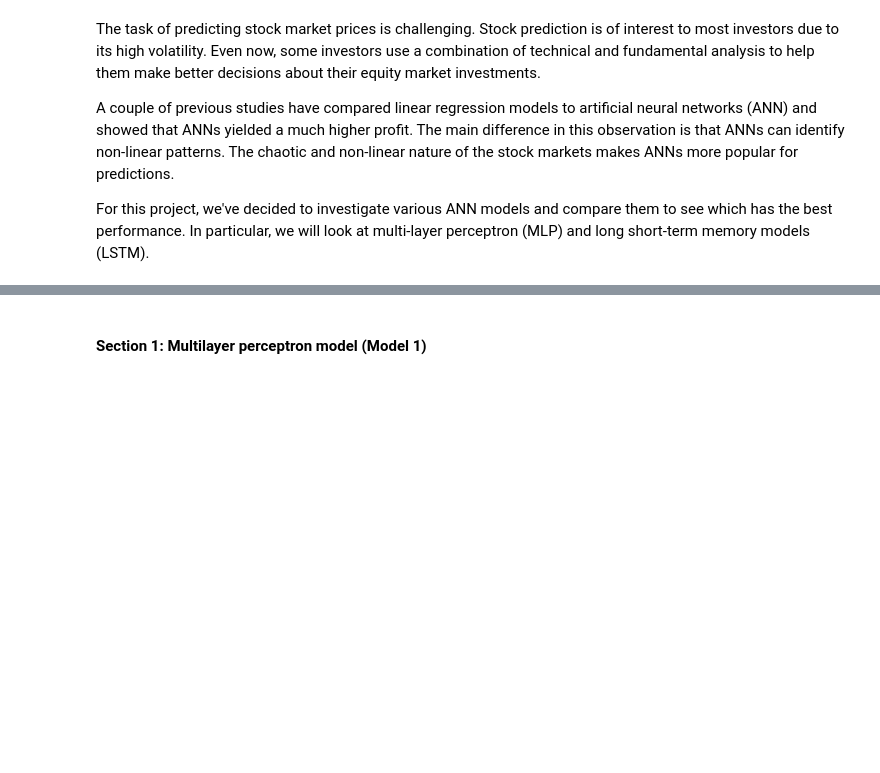
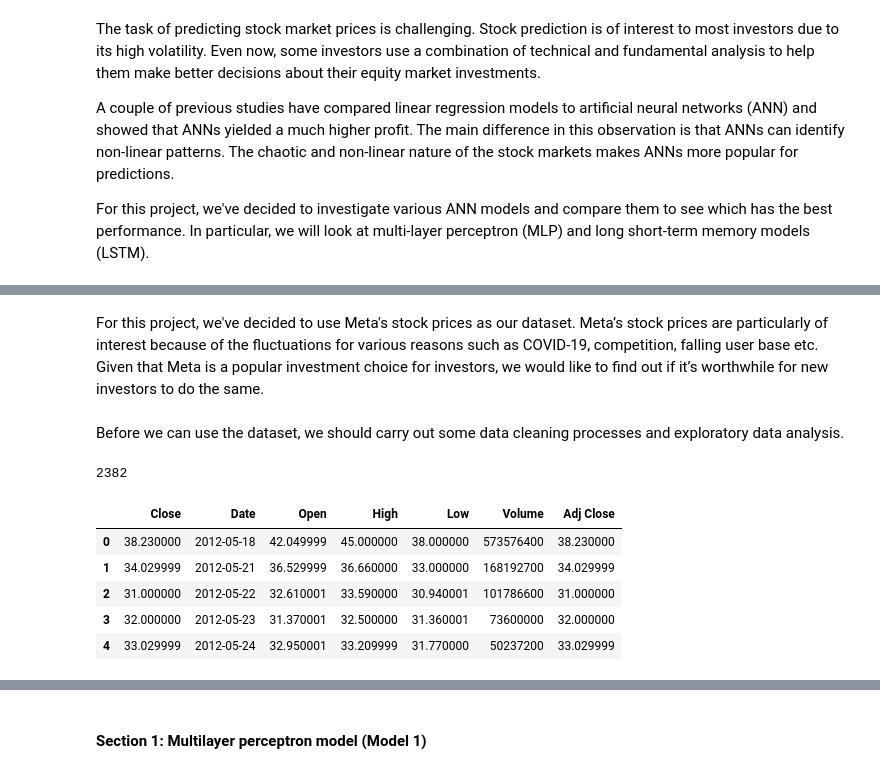
Before and after one commit to rachelsohzc/Simple-stock-prediction-with-ANN, a Jupyter notebook: Report.ipynb, the cells around one changed output, grey strips where cells are left out. Cells and saved outputs as stored; diff of their text form; code cells hidden in the pictures; blank space fills up the shorter version.

```diff
--- a/Report.ipynb
+++ b/Report.ipynb
@@ -12,0 +13,4 @@ For this project, we've decided to investigate various ANN models and compare th
+# %% [markdown]
+For this project, we've decided to use Meta's stock prices as our dataset. Meta’s stock prices are particularly of interest because of the fluctuations for various reasons such as COVID-19, competition, falling user base etc. Given that Meta is a popular investment choice for investors, we would like to find out if it’s worthwhile for new investors to do the same.
+# %% [markdown]
+Before we can use the dataset, we should carry out some data cleaning processes and exploratory data analysis.
@@ -12,0 +21,8 @@ For this project, we've decided to investigate various ANN models and compare th
+# %%
+url = 'FB.csv'
+meta = pd.read_csv(url)
+meta = meta.dropna(how='any',axis=0) #If there is missing data
+meta['Date'].apply(pd.to_datetime) #For ease of adjusting dates later on
+len(meta.index)
+# %% [output]
+2382
@@ -12,0 +31,10 @@ For this project, we've decided to investigate various ANN models and compare th
+# %%
+meta = meta.sort_values('Date')
+meta.head()
+# %% [output]
+|  | Close | Date | Open | High | Low | Volume | Adj Close |
+| 0 | 38.230000 | 2012-05-18 | 42.049999 | 45.000000 | 38.000000 | 573576400 | 38.230000 |
+| 1 | 34.029999 | 2012-05-21 | 36.529999 | 36.660000 | 33.000000 | 168192700 | 34.029999 |
+| 2 | 31.000000 | 2012-05-22 | 32.610001 | 33.590000 | 30.940001 | 101786600 | 31.000000 |
+| 3 | 32.000000 | 2012-05-23 | 31.370001 | 32.500000 | 31.360001 | 73600000 | 32.000000 |
+| 4 | 33.029999 | 2012-05-24 | 32.950001 | 33.209999 | 31.770000 | 50237200 | 33.029999 |
```
Also changed, not shown: parts of 13 cells of this notebook.
